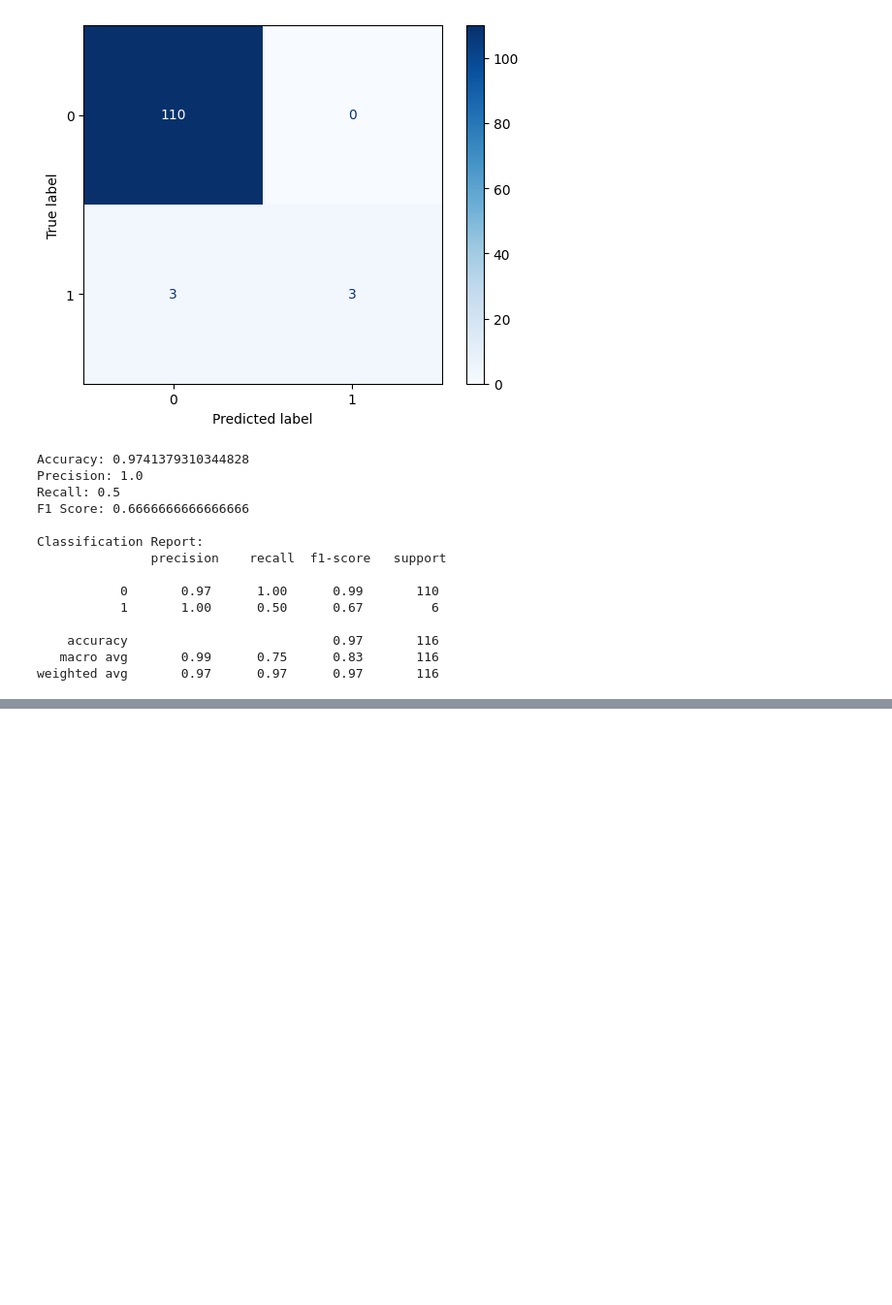
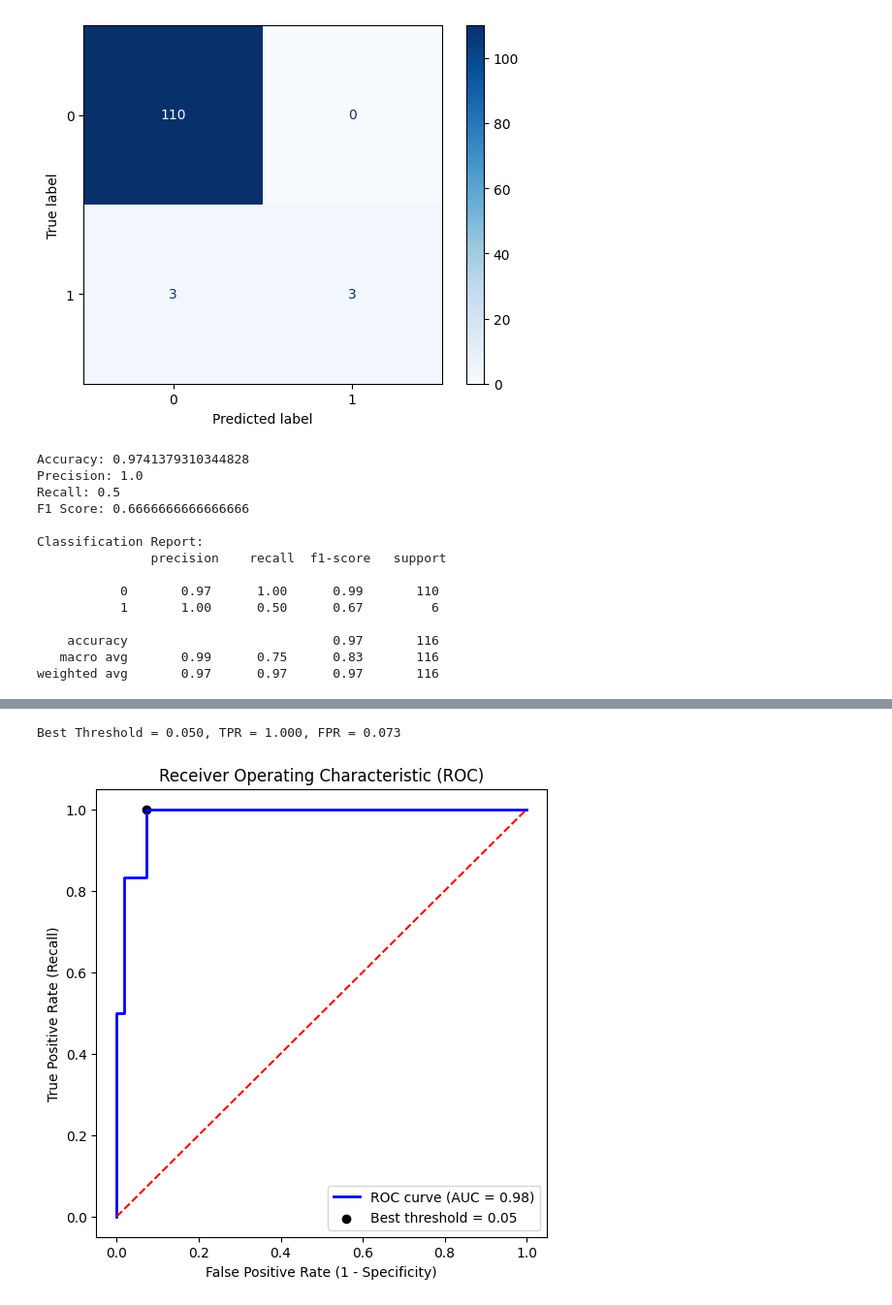
Before and after one commit to springboardmentor345a-create/Projects, a Jupyter notebook: League Winner/League_winner.ipynb, the cells around one changed output, grey strips where cells are left out. Shown at 97% size. Drawn from its saved outputs; the diff is of its cells as text; code cells hidden in the pictures; blank space fills up the shorter version.

```diff
--- a/League Winner/League_winner.ipynb
+++ b/League Winner/League_winner.ipynb
@@ -329,0 +377,21 @@ weighted avg       0.97      0.97      0.97       116
+# %%
+# Compute Youden’s J statistic = TPR - FPR
+J = tpr - fpr
+ix = np.argmax(J)
+best_thresh = thresholds[ix]
+
+print(f'Best Threshold = {best_thresh:.3f}, TPR = {tpr[ix]:.3f}, FPR = {fpr[ix]:.3f}')
+
+# Plot threshold point on ROC curve
+plt.figure(figsize=(6, 6))
+plt.plot(fpr, tpr, color='blue', lw=2, label=f'ROC curve (AUC = {roc_auc:.2f})')
+plt.plot([0, 1], [0, 1], color='red', linestyle='--')
+plt.scatter(fpr[ix], tpr[ix], marker='o', color='black', label=f'Best threshold = {best_thresh:.2f}')
+plt.xlabel('False Positive Rate (1 - Specificity)')
+plt.ylabel('True Positive Rate (Recall)')
+plt.title('Receiver Operating Characteristic (ROC)')
+plt.legend(loc="lower right")
+plt.show()
+# %% [output]
+Best Threshold = 0.050, TPR = 1.000, FPR = 0.073
+[figure, added]
```
Also changed, not shown: parts of 8 cells of this notebook.
